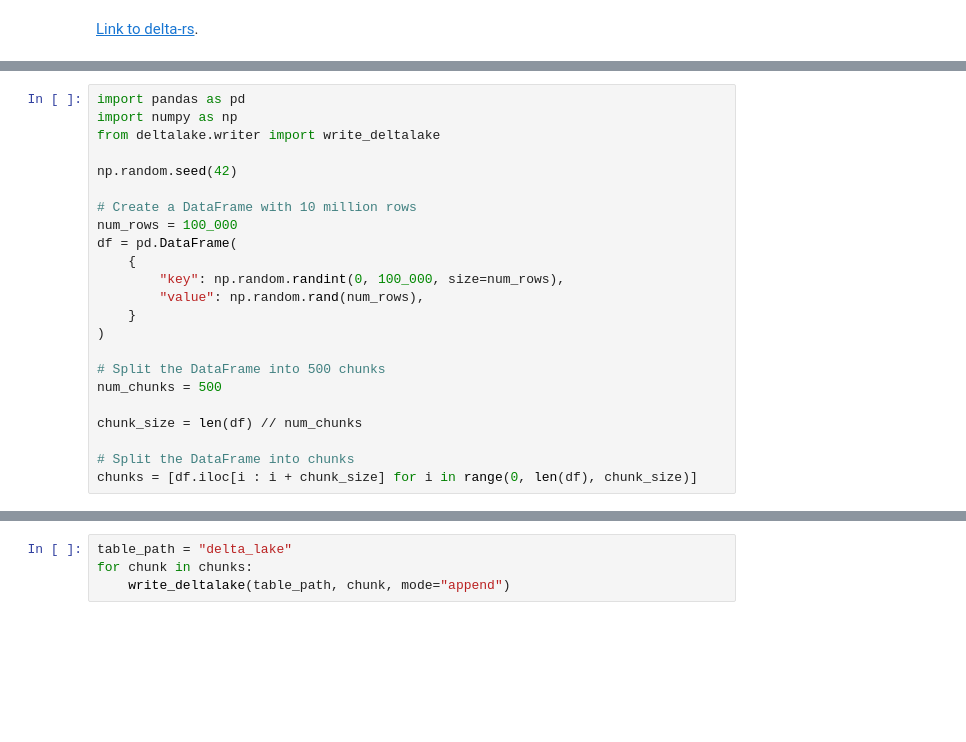
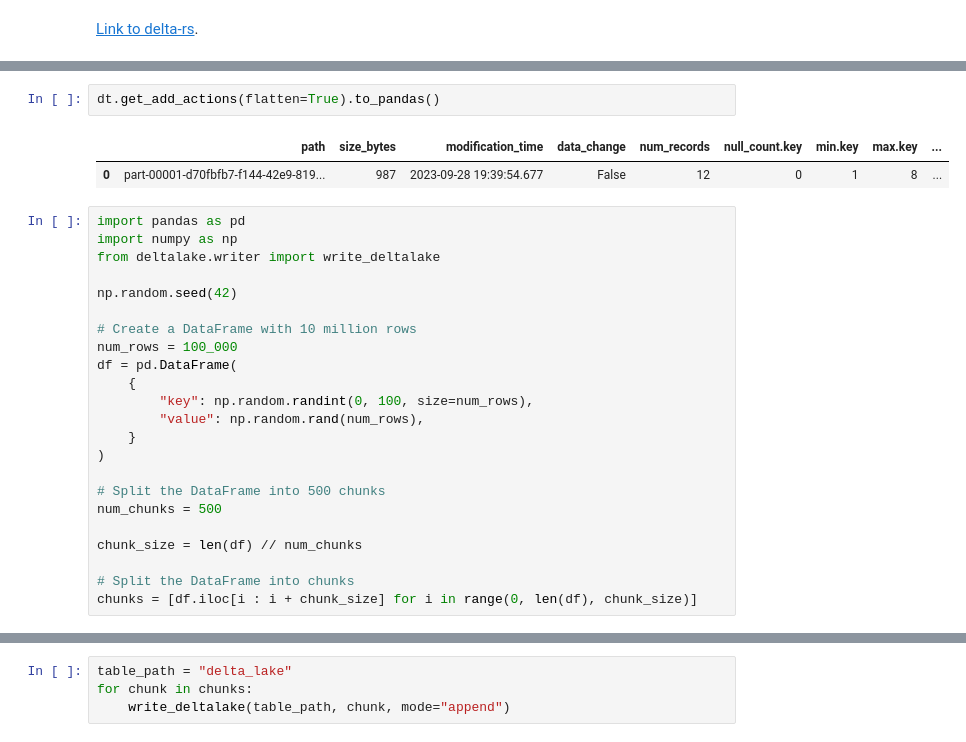
Before and after one commit to khuyentran1401/Efficient_Python_tricks_and_tools_for_data_scientists, a Jupyter notebook: docs/_sources/Chapter5/better_pandas.ipynb, the cells around one changed output, grey strips where cells are left out. Saved outputs shown, nothing was run; the diff lists cells and outputs as text; blank space fills up the shorter version.

```diff
--- a/docs/_sources/Chapter5/better_pandas.ipynb
+++ b/docs/_sources/Chapter5/better_pandas.ipynb
@@ -553,3 +597,8 @@ df = dt.to_pandas()
+# %%
+dt.get_add_actions(flatten=True).to_pandas()
+# %% [output]
+|  | path | size_bytes | modification_time | data_change | num_records | null_count.key | min.key | max.key | ... |
+| 0 | part-00001-d70fbfb7-f144-42e9-819... | 987 | 2023-09-28 19:39:54.677 | False | 12 | 0 | 1 | 8 | ... |
 # %%
 import pandas as pd
 import numpy as np
@@ -561,7 +610,7 @@ np.random.seed(42)
 num_rows = 100_000
 df = pd.DataFrame(
     {
-        "key": np.random.randint(0, 100_000, size=num_rows),
+        "key": np.random.randint(0, 100, size=num_rows),
         "value": np.random.rand(num_rows),
     }
 )
```
Also changed, not shown: parts of 13 cells of this notebook, 6 other files.
